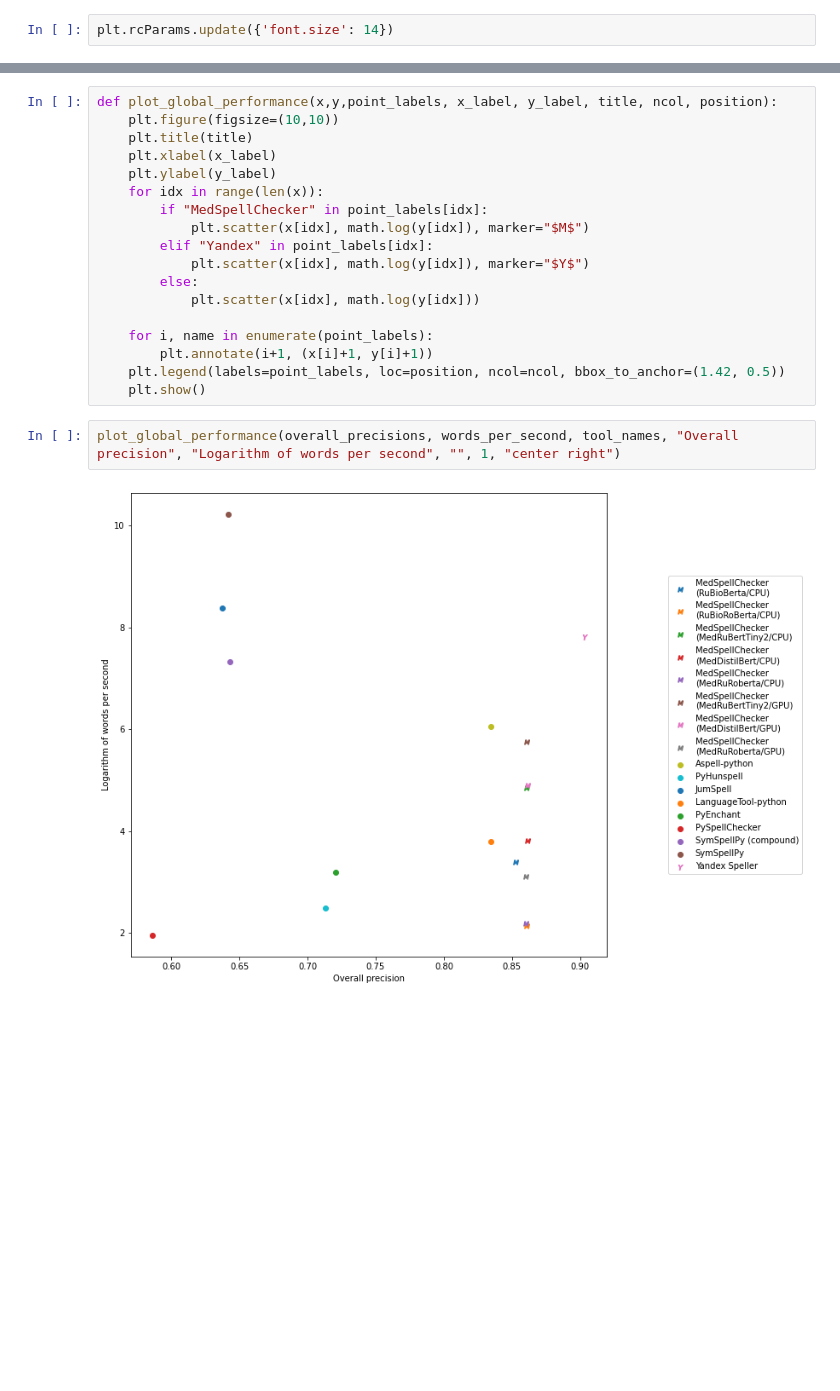
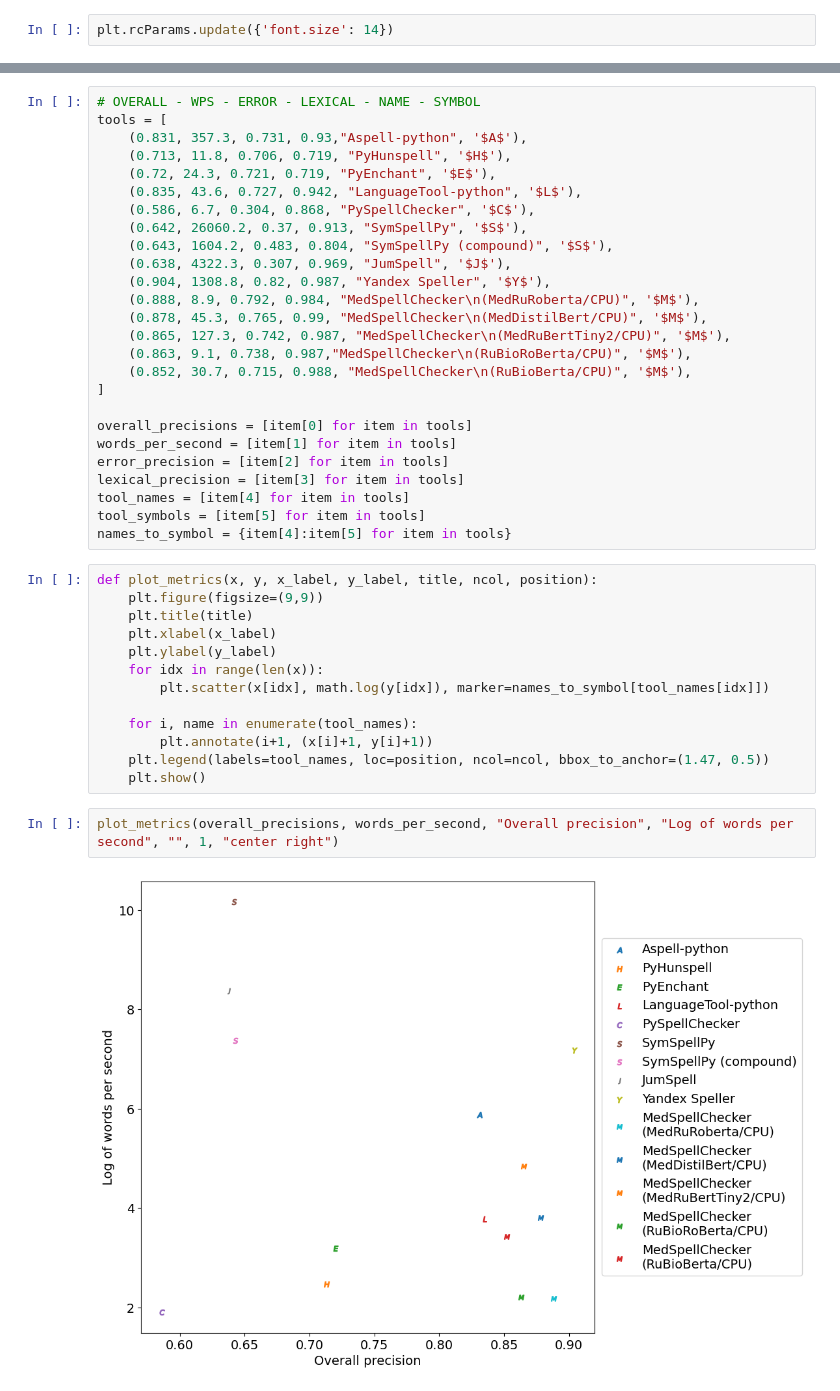
Before and after one commit to DmitryPogrebnoy/MedSpellChecker, a Jupyter notebook: medspellchecker/tool_tests/metric_test/PlotToolsPerformance.ipynb, the cells around one changed output, grey strips where cells are left out. Drawn from its saved outputs; the diff is of its cells as text; blank space fills up the shorter version.

```diff
--- a/medspellchecker/tool_tests/metric_test/PlotToolsPerformance.ipynb
+++ b/medspellchecker/tool_tests/metric_test/PlotToolsPerformance.ipynb
@@ -30,23 +6,44 @@ tool_names = ["MedSpellChecker\n(RuBioBerta/CPU)",
+# %%
+# OVERALL - WPS - ERROR - LEXICAL - NAME - SYMBOL
+tools = [
+    (0.831, 357.3, 0.731, 0.93,"Aspell-python", '$A$'),
+    (0.713, 11.8, 0.706, 0.719, "PyHunspell", '$H$'),
+    (0.72, 24.3, 0.721, 0.719, "PyEnchant", '$E$'),
+    (0.835, 43.6, 0.727, 0.942, "LanguageTool-python", '$L$'),
+    (0.586, 6.7, 0.304, 0.868, "PySpellChecker", '$C$'),
+    (0.642, 26060.2, 0.37, 0.913, "SymSpellPy", '$S$'),
+    (0.643, 1604.2, 0.483, 0.804, "SymSpellPy (compound)", '$S$'),
+    (0.638, 4322.3, 0.307, 0.969, "JumSpell", '$J$'),
+    (0.904, 1308.8, 0.82, 0.987, "Yandex Speller", '$Y$'),
+    (0.888, 8.9, 0.792, 0.984, "MedSpellChecker\n(MedRuRoberta/CPU)", '$M$'),
+    (0.878, 45.3, 0.765, 0.99, "MedSpellChecker\n(MedDistilBert/CPU)", '$M$'),
+    (0.865, 127.3, 0.742, 0.987, "MedSpellChecker\n(MedRuBertTiny2/CPU)", '$M$'),
+    (0.863, 9.1, 0.738, 0.987,"MedSpellChecker\n(RuBioRoBerta/CPU)", '$M$'),
+    (0.852, 30.7, 0.715, 0.988, "MedSpellChecker\n(RuBioBerta/CPU)", '$M$'),
+]
+
+overall_precisions = [item[0] for item in tools]
+words_per_second = [item[1] for item in tools]
+error_precision = [item[2] for item in tools]
+lexical_precision = [item[3] for item in tools]
+tool_names = [item[4] for item in tools]
+tool_symbols = [item[5] for item in tools]
+names_to_symbol = {item[4]:item[5] for item in tools}
 # %%
-def plot_global_performance(x,y,point_labels, x_label, y_label, title, ncol, position):
-    plt.figure(figsize=(10,10))
+def plot_metrics(x, y, x_label, y_label, title, ncol, position):
+    plt.figure(figsize=(9,9))
     plt.title(title)
     plt.xlabel(x_label)
     plt.ylabel(y_label)
     for idx in range(len(x)):
-        if "MedSpellChecker" in point_labels[idx]:
-            plt.scatter(x[idx], math.log(y[idx]), marker="$M$")
-        elif "Yandex" in point_labels[idx]:
-            plt.scatter(x[idx], math.log(y[idx]), marker="$Y$")
-        else:
-            plt.scatter(x[idx], math.log(y[idx]))
+        plt.scatter(x[idx], math.log(y[idx]), marker=names_to_symbol[tool_names[idx]])
 
-    for i, name in enumerate(point_labels):
+    for i, name in enumerate(tool_names):
         plt.annotate(i+1, (x[i]+1, y[i]+1))
-    plt.legend(labels=point_labels, loc=position, ncol=ncol, bbox_to_anchor=(1.42, 0.5))
+    plt.legend(labels=tool_names, loc=position, ncol=ncol, bbox_to_anchor=(1.47, 0.5))
     plt.show()
 # %%
-plot_global_performance(overall_precisions, words_per_second, tool_names, "Overall precision", "Logarithm of words per second", "", 1, "center right")
+plot_metrics(overall_precisions, words_per_second, "Overall precision", "Log of words per second", "", 1, "center right")
 # %% [output]
-[figure, old version]
+[figure, new version]
 # %%
```
Also changed, not shown: parts of 4 cells of this notebook, 11 other files.
